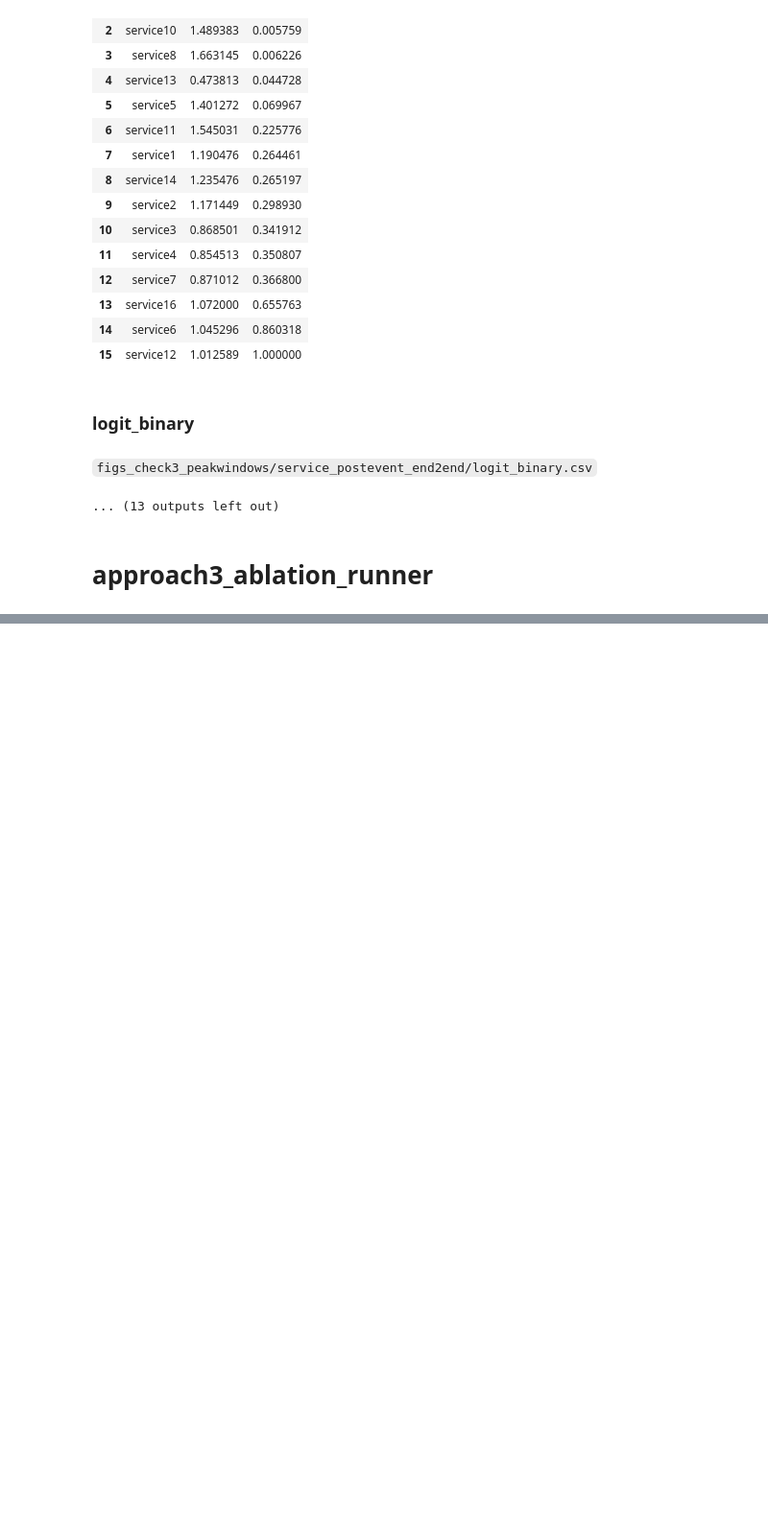
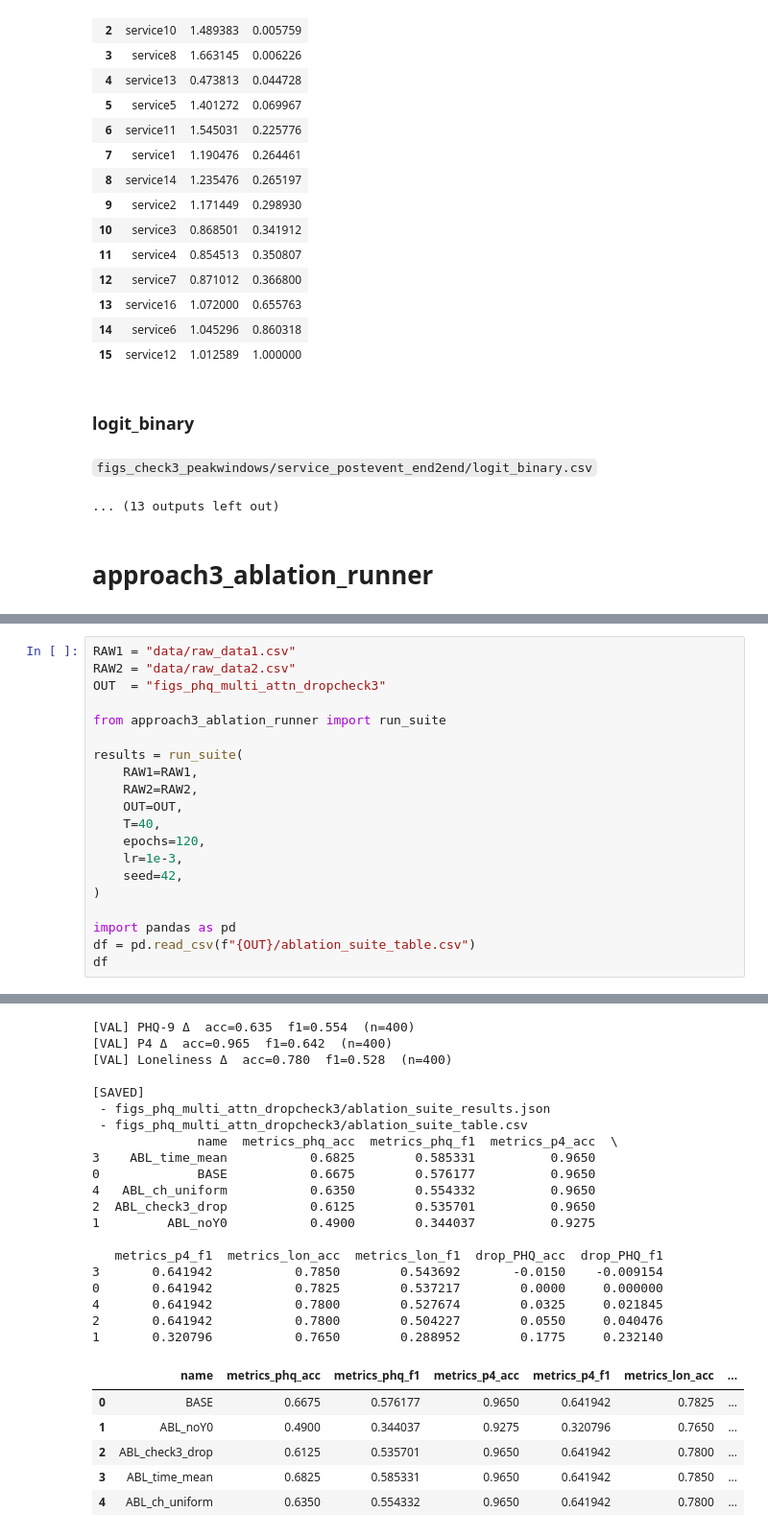
Before and after one commit to carolyn0515/dil_final, a Jupyter notebook: play.ipynb, the cells around one changed output, grey strips where cells are left out. Shown at 96% size. Saved outputs shown, nothing was run; the diff lists cells and outputs as text; blank space fills up the shorter version.

```diff
--- a/play.ipynb
+++ b/play.ipynb
@@ -1231,0 +1599,21 @@ FileNotFoundError: [Errno 2] No such file or directory: 'raw_data1.csv'
+# %%
+RAW1 = "data/raw_data1.csv"
+RAW2 = "data/raw_data2.csv"
+OUT  = "figs_phq_multi_attn_dropcheck3"
+
+from approach3_ablation_runner import run_suite
+
+results = run_suite(
+    RAW1=RAW1,
+    RAW2=RAW2,
+    OUT=OUT,
+    T=40,
+    epochs=120,
+    lr=1e-3,
+    seed=42,
+)
+
+import pandas as pd
+df = pd.read_csv(f"{OUT}/ablation_suite_table.csv")
+df
+# %% [output]
@@ -1231,0 +1705,26 @@ FileNotFoundError: [Errno 2] No such file or directory: 'raw_data1.csv'
+[VAL] PHQ-9 Δ  acc=0.635  f1=0.554  (n=400)
+[VAL] P4 Δ  acc=0.965  f1=0.642  (n=400)
+[VAL] Loneliness Δ  acc=0.780  f1=0.528  (n=400)
+
+[SAVED]
+ - figs_phq_multi_attn_dropcheck3/ablation_suite_results.json
+ - figs_phq_multi_attn_dropcheck3/ablation_suite_table.csv
+              name  metrics_phq_acc  metrics_phq_f1  metrics_p4_acc  \
+3    ABL_time_mean           0.6825        0.585331          0.9650
+0             BASE           0.6675        0.576177          0.9650
+4   ABL_ch_uniform           0.6350        0.554332          0.9650
+2  ABL_check3_drop           0.6125        0.535701          0.9650
+1         ABL_noY0           0.4900        0.344037          0.9275
+
+   metrics_p4_f1  metrics_lon_acc  metrics_lon_f1  drop_PHQ_acc  drop_PHQ_f1
+3       0.641942           0.7850        0.543692       -0.0150    -0.009154
+0       0.641942           0.7825        0.537217        0.0000     0.000000
+4       0.641942           0.7800        0.527674        0.0325     0.021845
+2       0.641942           0.7800        0.504227        0.0550     0.040476
+1       0.320796           0.7650        0.288952        0.1775     0.232140
+|  | name | metrics_phq_acc | metrics_phq_f1 | metrics_p4_acc | metrics_p4_f1 | metrics_lon_acc | ... |
+| 0 | BASE | 0.6675 | 0.576177 | 0.9650 | 0.641942 | 0.7825 | ... |
+| 1 | ABL_noY0 | 0.4900 | 0.344037 | 0.9275 | 0.320796 | 0.7650 | ... |
+| 2 | ABL_check3_drop | 0.6125 | 0.535701 | 0.9650 | 0.641942 | 0.7800 | ... |
+| 3 | ABL_time_mean | 0.6825 | 0.585331 | 0.9650 | 0.641942 | 0.7850 | ... |
+| 4 | ABL_ch_uniform | 0.6350 | 0.554332 | 0.9650 | 0.641942 | 0.7800 | ... |
```
Also changed, not shown: parts of 12 cells of this notebook, 17 other files.
